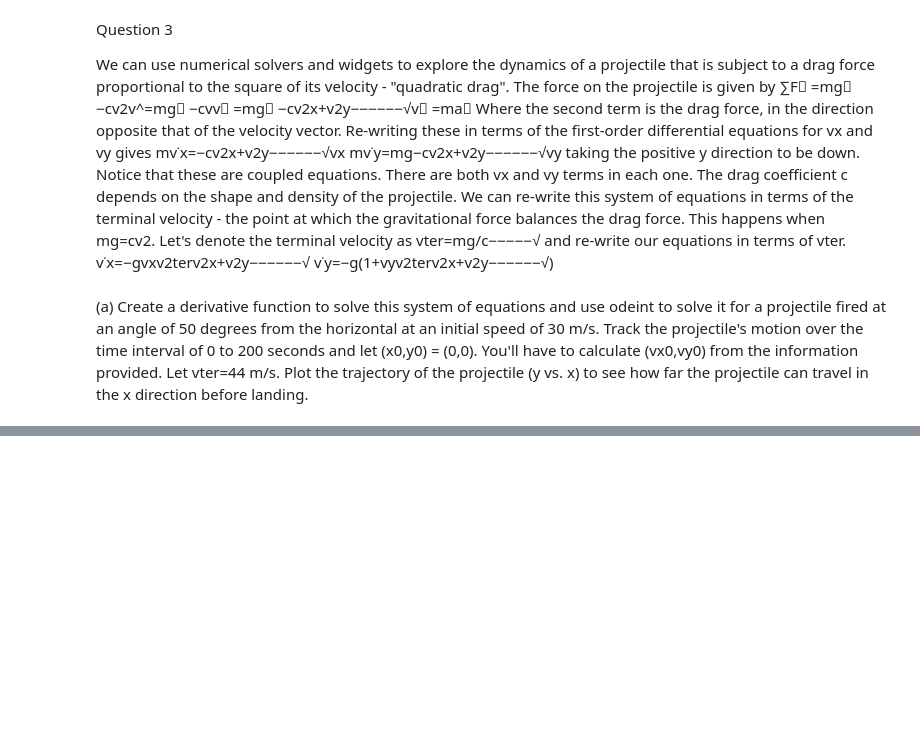
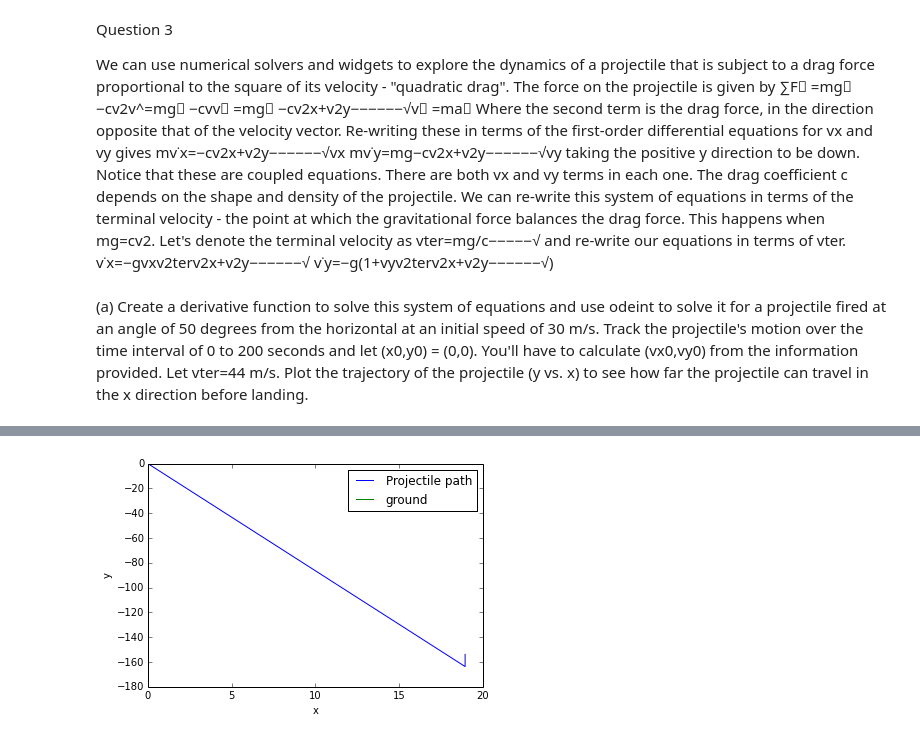
Before and after one commit to dytucker/PHYS202-S14, a Jupyter notebook: SciPy/ODEExercises.ipynb, the cells around one changed output, grey strips where cells are left out. Cells and saved outputs as stored; diff of their text form; code cells hidden in the pictures; blank space fills up the shorter version.

```diff
--- a/SciPy/ODEExercises.ipynb
+++ b/SciPy/ODEExercises.ipynb
@@ -451,0 +496,58 @@ result = odeint(Projectile_deriv,np.array([v_x,v_y]),t)
+# %%
+def Projectile_deriv(v,t):
+
+    c = 1
+    g = 9.81
+    m = 1
+    v_terr = v[2]
+
+    x_0 = v[0]
+    y_0 = v[1]
+
+    dvdt_x = -g*(x_0/(v_terr**2))*np.sqrt(x_0**2+y_0**2)
+    dvdt_y = -g*(1+(y_0/(v_terr**2))*np.sqrt(x_0**2+y_0**2))
+
+    return np.array([dvdt_x,dvdt_y])
+
+def simple_position(v,time):
+    v_x = v[0]
+    v_y = v[1]
+
+    x=[0]
+    y=[0]
+
+    for t in range(len(time)):
+        x.append()
+        y.append()
+
+def Projectile_widget(speed=30,launch_angle=50,terminal_velocity=44,time=200):
+
+
+    t = np.arange(0,time)
+
+    vx_0 = speed*np.cos(launch_angle*np.pi/180.)
+    vy_0 = speed*np.sin(launch_angle*np.pi/180.)
+    v_terr = terminal_velocity
+
+    result = odeint(Projectile_deriv,np.array([vx_0,vy_0,v_terr]),t)
+
+    vx = result[:,0]
+    vy = result[:,1]
+
+    x = [0]
+    y = [0]
+
+    for v in vx:
+        x.append(vx[v])
+        y.append(vy[v])
+
+    plt.plot(x,y,label="Projectile path")
+    plt.plot(x,np.zeros(len(x)),label="ground")
+    plt.xlabel("x")
+    plt.ylabel("y")
+    plt.legend(loc='best')
+    plt.show()
+
+v = interact(Projectile_widget,speed=30,launch_angle=50,terminal_velocity=44,time=200)
+# %% [output]
+[figure, added]
```
Also changed, not shown: parts of 7 cells of this notebook, 1 other file.
